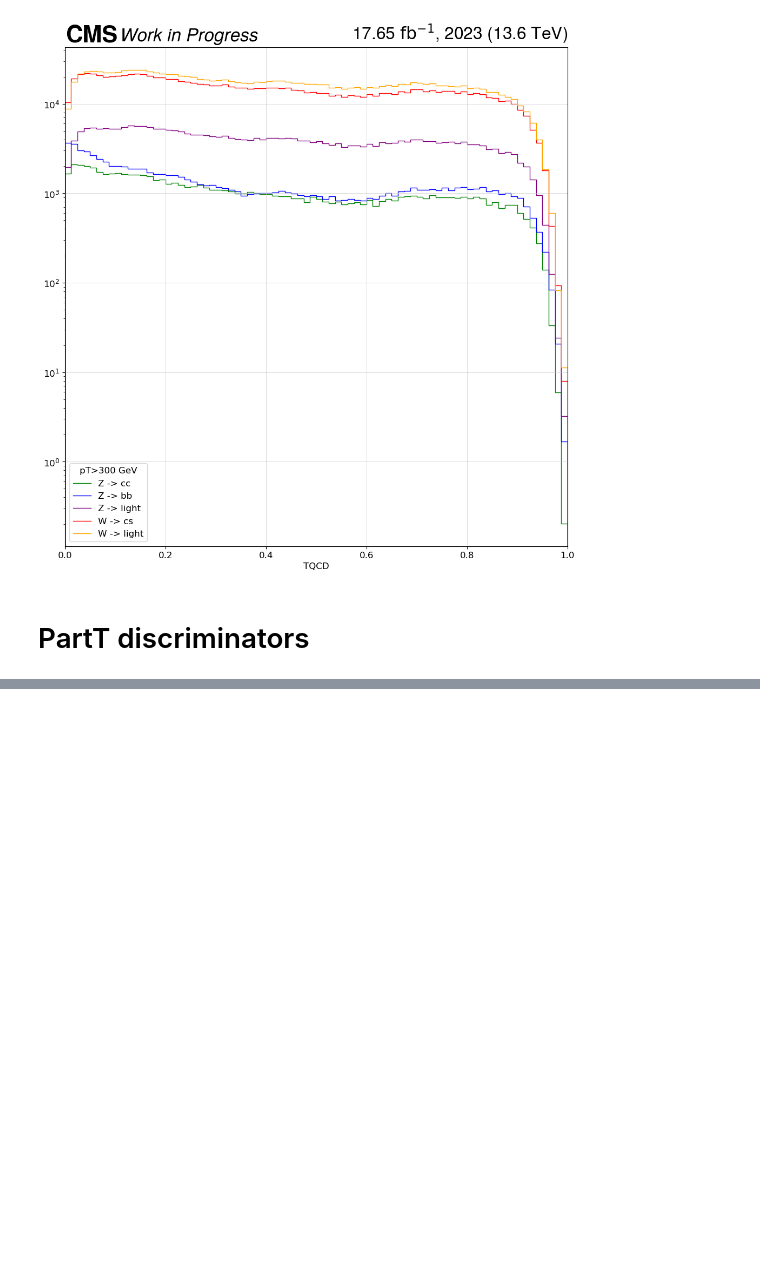
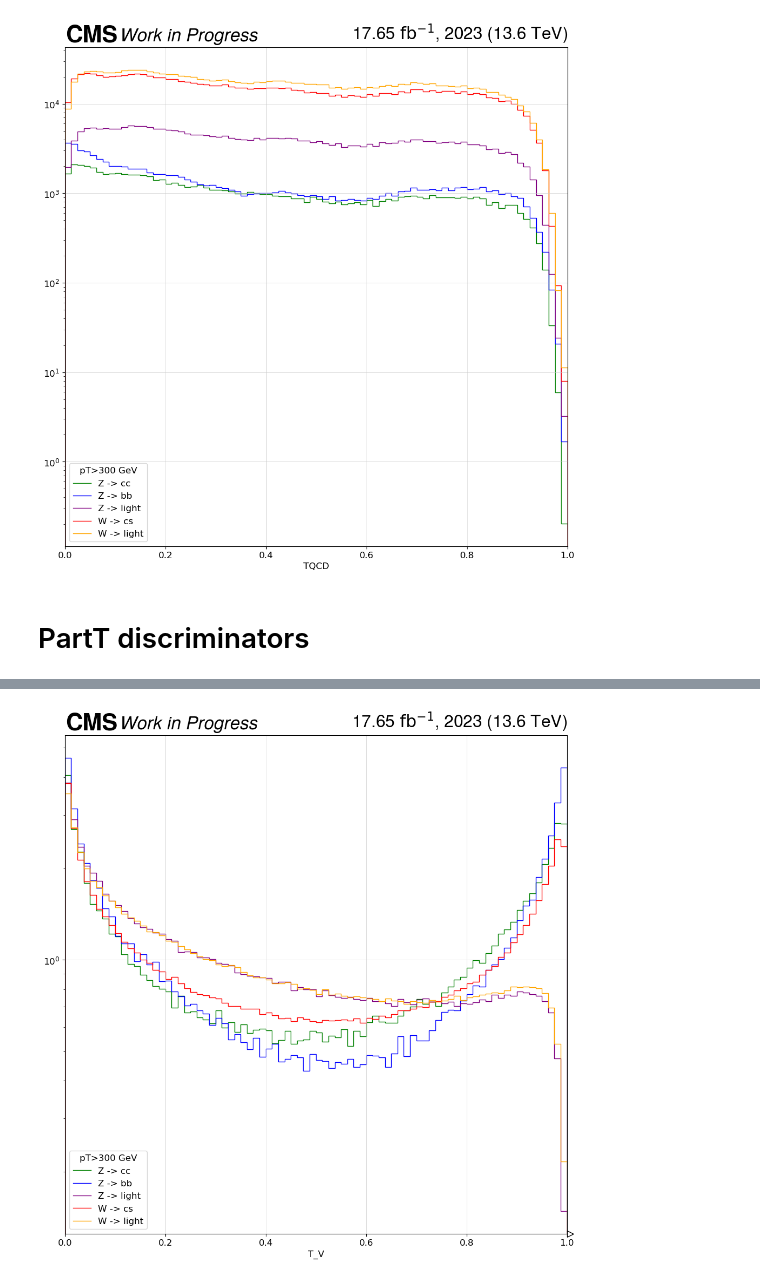
Before and after one commit to cmantill/hpt, a Jupyter notebook: ZJets.ipynb, the cells around one changed output, grey strips where cells are left out. Cells and saved outputs as stored; diff of their text form; code cells hidden in the pictures; blank space fills up the shorter version.

```diff
--- a/ZJets.ipynb
+++ b/ZJets.ipynb
@@ -1336,0 +1382,55 @@ plt.show()
+# %%
+# T_V
+from hist.intervals import ratio_uncertainty
+
+h_z_bb = T_V_bb[{"process":"Zto2Q", "order":"NLO", "name": sum}]
+h_z_cc = T_V_cc[{"process":"Zto2Q", "order":"NLO", "name": sum}]
+h_w_cs = T_V_cs[{"process":"Wto2Q", "order":"NLO", "name": sum}]
+h_z_rest = T_V_rest[{"process":"Zto2Q", "order":"NLO", "name": sum}]
+h_w_rest = T_V_rest[{"process":"Wto2Q", "order":"NLO", "name": sum}]
+#h_data = hists["data"]
+h = [h_z_bb, h_z_cc, h_w_cs, h_z_rest, h_w_rest]
+legends = ["Z -> bb", "Z -> cc", "W -> cs", "Z -> light", "W -> light"]
+#labels = ["z", "w"]
+colors = ['blue', 'green', 'red', 'purple', 'orange']
+
+fig, ax = plt.subplots(
+            1,
+            1,
+            figsize=(12, 12),
+        )
+# 1st panel
+#ax.set_ylabel("Events")
+
+#ax.set_yscale("log")
+# plot MC
+hep.histplot(h, ax=ax, stack=False, sort="yield", label=legends, color=colors, density=True) ##h_qcd, h_diboson, h_tt
+
+#hep.histplot(h, ax=ax, stack=True, sort="yield", label=legends) ##h_qcd, h_diboson, h_tt
+
+# plot Data
+#h_data = h_xbb[{"process":sum, "order":"NLO", "name":sum}]
+#hep.histplot(h_data, ax=ax, histtype="errorbar", color="black", label = "sum of all xjj", density=True)
+ax.legend()
+ax.set_yscale("log")
+#ax.set_title(f"pT>300 GeV, xbb>0.3, xjj>0.3")
+ax.legend(title=f"pT>300 GeV")
+ax.xaxis.grid(True, which="major")
+ax.yaxis.grid(True, which="major")
+ax.set_xlim(0, 1)
+ax.set_xlabel("T_V")
+
+hep.cms.label(
+            "Work in Progress",
+            fontsize=24,
+            data=True,
+            lumi="17.65",
+            year="2023",
+            ax=ax,
+            com="13.6",
+        )
+
+# 2nd panel
+plt.show()
+# %% [output]
+[figure, added]
```
Also changed, not shown: parts of 12 cells of this notebook, 5 other files.
